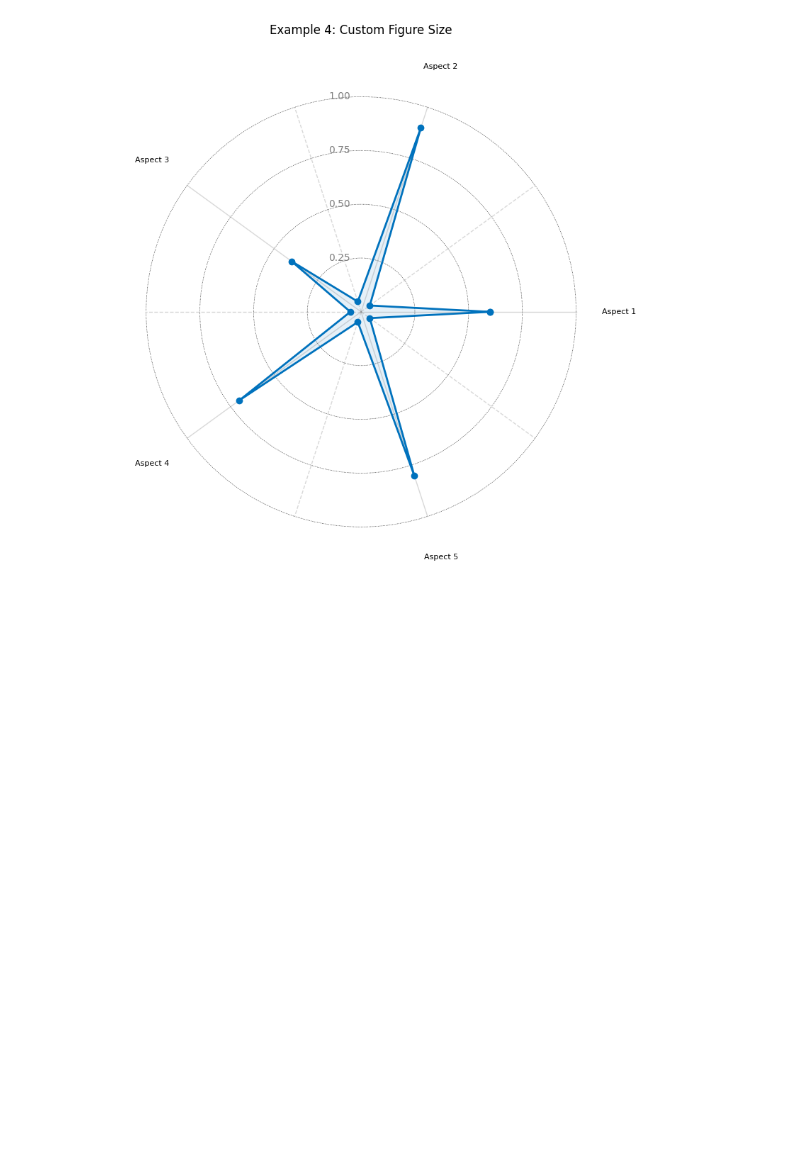
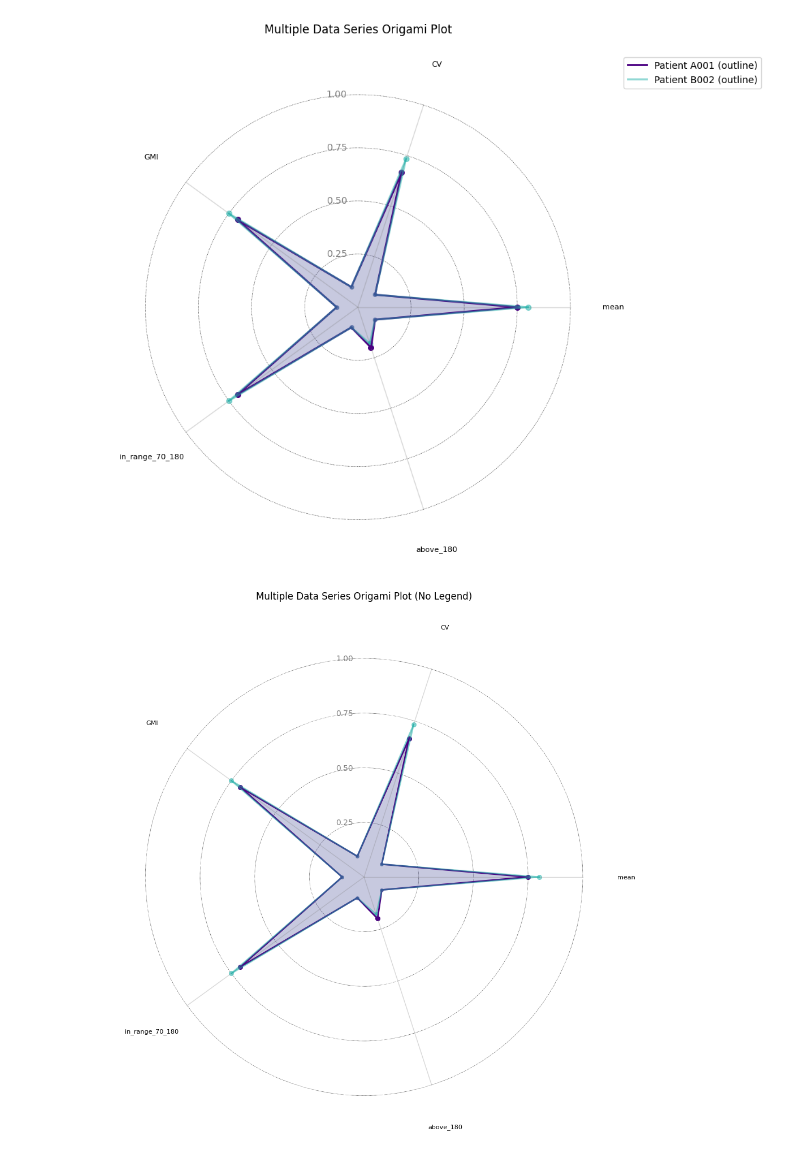
Before and after one commit to galsapir/Origami, a Jupyter notebook: python/origami-plot-examples-notebook.ipynb, the cells around one changed output. Drawn from its saved outputs; the diff is of its cells as text; code cells hidden in the pictures; blank space fills up the shorter version.

```diff
--- a/python/origami-plot-examples-notebook.ipynb
+++ b/python/origami-plot-examples-notebook.ipynb
@@ -75,23 +1,38 @@ plt.show()
-# %%
-# Example 4: Origami plot with custom figure size
-example_data_4 = pd.Series({
-    'Aspect 1': 300,
-    'Aspect 2': 450,
-    'Aspect 3': 200,
-    'Aspect 4': 350,
-    'Aspect 5': 400
-})
-
-variable_configs_4 = [
-    VariableConfig('Aspect 1', 0, 500),
-    VariableConfig('Aspect 2', 0, 500),
-    VariableConfig('Aspect 3', 0, 500),
-    VariableConfig('Aspect 4', 0, 500),
-    VariableConfig('Aspect 5', 0, 500)
-]
-
-fig, ax = create_origami_plot(example_data_4, variable_configs_4, ColorScheme.COLORBLIND_FRIENDLY,
-                              title="Example 4: Custom Figure Size", figsize=(8, 8))
-plt.show()
-# %% [output]
-[figure, removed]
+# %%
+from origami_plot import create_origami_plot, VariableConfig
+import numpy as np
+import matplotlib.pyplot as plt
+from dataclasses import dataclass
+from typing import List, Tuple
+import pandas as pd
+from matplotlib.colors import LinearSegmentedColormap
+import matplotlib.patches as patches
+
+# Example usage
+variable_configs = [
+    VariableConfig('mean', 0, 200),
+    VariableConfig('CV', 0, 30),
+    VariableConfig('GMI', 0, 10),
+    VariableConfig('in_range_70_180', 0, 100),
+    VariableConfig('above_180', 0, 100)
+]
+
+# Create sample data with patient ID
+data = {
+    'patient_id': ['A001', 'B002'],
+    'mean': [150, 160],
+    'CV': [20, 22],
+    'GMI': [7, 7.5],
+    'in_range_70_180': [70, 75],
+    'above_180': [20, 18]
+}
+df = pd.DataFrame(data)
+
+# Create the plot with legend
+create_origami_plot(df, variable_configs, title="Multiple Data Series Origami Plot", show_legend=True)
+
+# Create the plot without legend
+create_origami_plot(df, variable_configs, title="Multiple Data Series Origami Plot (No Legend)", show_legend=False)
+# %% [output]
+[figure, added]
+[figure, added]
```
Also changed, not shown: parts of 4 cells of this notebook, 1 other file.
